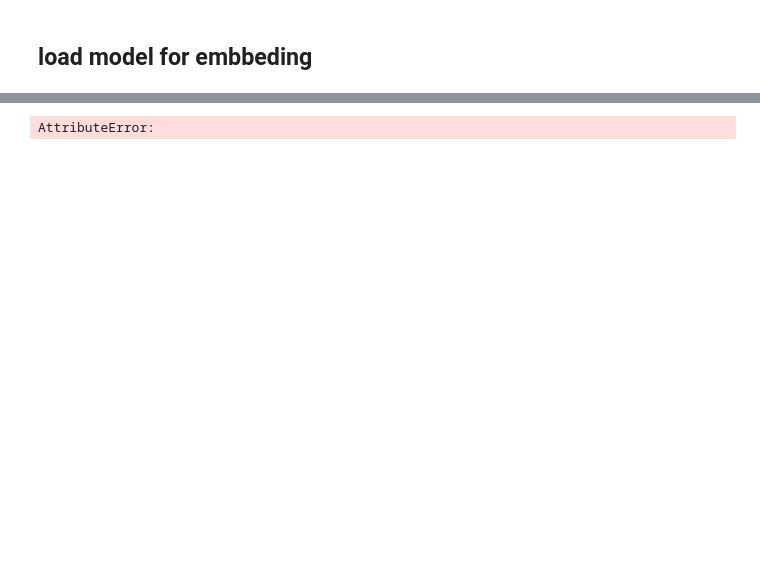
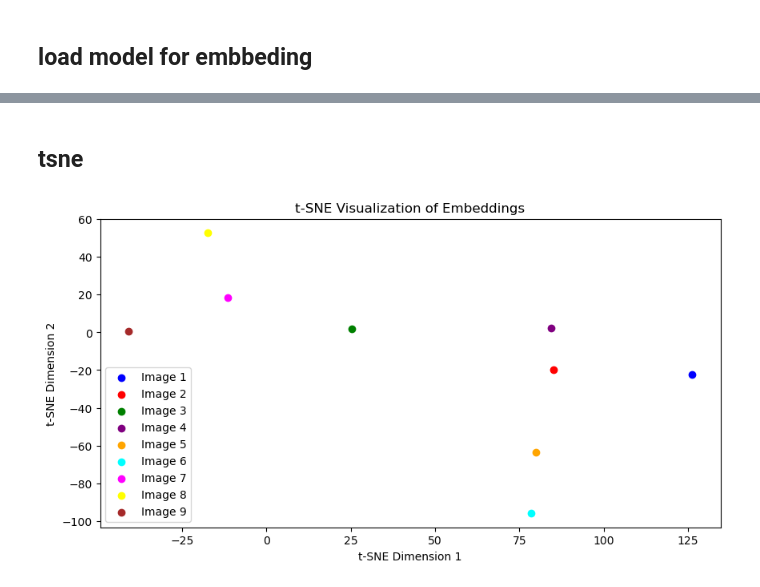
Before and after one commit to alicelouis47/drawingGrading, a Jupyter notebook: CosineSim.ipynb, the cells around one changed output, grey strips where cells are left out. Saved outputs shown, nothing was run; the diff lists cells and outputs as text; code cells hidden in the pictures; blank space fills up the shorter version.

```diff
--- a/CosineSim.ipynb
+++ b/CosineSim.ipynb
@@ -101,4 +98,68 @@ im1 = extractor(im1)
-# %%
-result = model(im1)
-# %% [output]
-AttributeError:
+# %% [markdown]
+## tsne
+# %%
+import torch
+import numpy as np
+from sklearn.manifold import TSNE
+import matplotlib.pyplot as plt
+import torchvision.transforms as T
+from PIL import Image
+
+# Define your model and transformation_chain
+# ...
+
+def preprocess_image(image_path, transformation_chain):
+    """
+    Preprocesses the input image.
+    """
+    image = Image.open(image_path)
+    image_tensor = transformation_chain(image).unsqueeze(0)  # Add batch dimension
+    return image_tensor
+
+def extract_embeddings_from_image(image_tensor, model):
+    """
+    Extracts embeddings from the input image tensor using the provided model.
+    """
+    device = next(model.parameters()).device  # Get device of the model
+    with torch.no_grad():
+        embeddings = model(image_tensor.to(device)).last_hidden_state[:, 0].cpu().numpy()
+    return embeddings
+
+# Example usage:
+image_paths = [ "./minitrain/00000000/0.png",
+    "./minitrain/00000000/1.png",
+    "./minitrain/00000000/2.png",
+    "./minitrain/00000000/3.png",
+    "./minitrain/00000000/00000000_f.png",
+    "./minitrain/00000000/00000000_r.png",
+    "./minitrain/00000000/00000000_t.png",
+    "./minitrain/00000002/0.png",
+    "./minitrain/00000005/0.png",]
+
+# Preprocess images and extract embeddings
+embeddings_list = []
+for image_path in image_paths:
+    image_tensor = preprocess_image(image_path, transformation_chain)
+    embeddings = extract_embeddings_from_image(image_tensor, model)
+    embeddings_list.append(embeddings)
+
+# Concatenate the embeddings
+combined_embeddings = np.vstack(embeddings_list)
+
+# Apply t-SNE
+tsne = TSNE(n_components=2, perplexity=1, random_state=42)
+embeddings_tsne = tsne.fit_transform(combined_embeddings)
+
+# Plot the embeddings
+plt.figure(figsize=(10, 5))
+colors = ['blue', 'red', 'green', 'purple', 'orange', 'cyan', 'magenta', 'yellow', 'brown']
+for i in range(len(image_paths)):
+    plt.scatter(embeddings_tsne[i, 0], embeddings_tsne[i, 1], color=colors[i], label=f'Image {i+1}')
+plt.title('t-SNE Visualization of Embeddings')
+plt.xlabel('t-SNE Dimension 1')
+plt.ylabel('t-SNE Dimension 2')
+plt.legend()
+plt.savefig('plot_tsne.png', dpi=300, bbox_inches='tight')
+plt.show()
+# %% [output]
+[figure, added]
```
Also changed, not shown: parts of 8 cells of this notebook.
